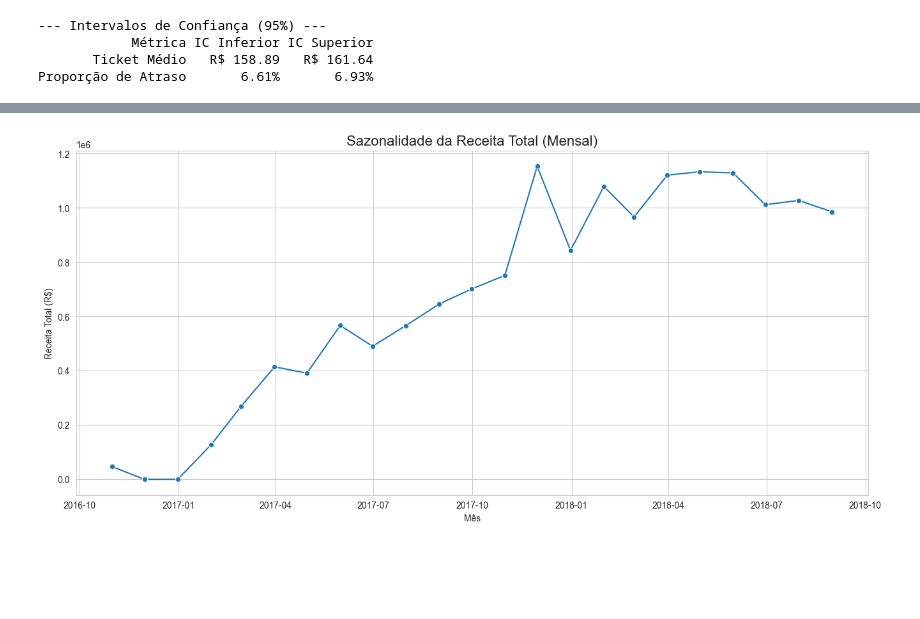
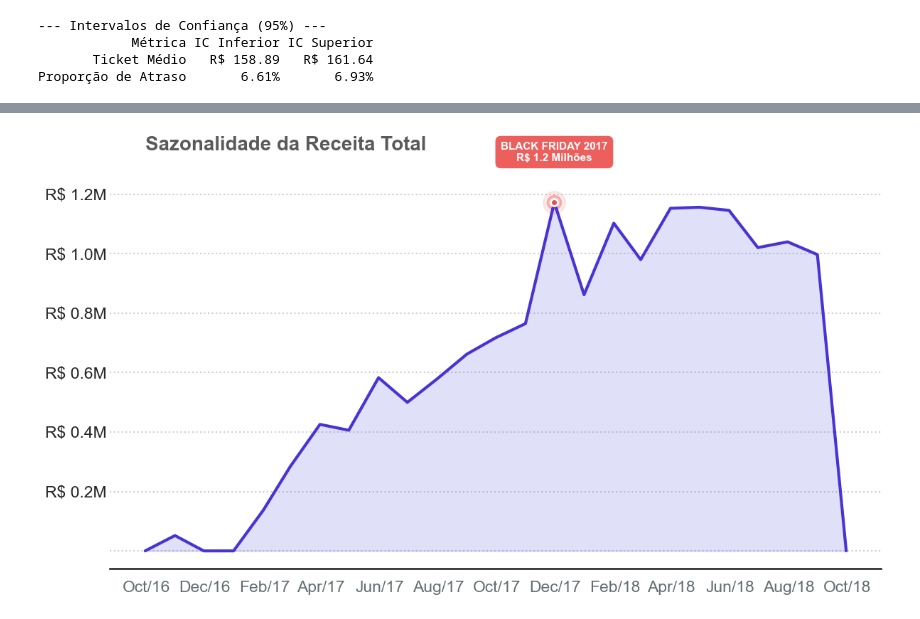
Before and after one commit to ManueleMacedo/analise-ecommerce-olist, a Jupyter notebook: Analise_Olist_Principal.ipynb, the cells around one changed output, grey strips where cells are left out. Cells and saved outputs as stored; diff of their text form; code cells hidden in the pictures; blank space fills up the shorter version.

```diff
--- a/Analise_Olist_Principal.ipynb
+++ b/Analise_Olist_Principal.ipynb
@@ -588,25 +699,84 @@ Gráficos de Logística Concluídos
 # %%
-# CÉLULA 25 (CORRIGIDA): GRÁFICO DE SAZONALIDADE DA RECEITA
-# Esta célula usa o 'df_base' e as colunas 'Data_Compra' e 'Valor_Total_Pago' (criadas nas Células 7-9).
-print("Iniciando gráfico de Sazonalidade...")
+# CÉLULA 25: EVOLUÇÃO DA RECEITA (DESIGN MODERNO / FINTECH STYLE)
+import matplotlib.dates as mdates
+import matplotlib.ticker as mtick
 
-# 1. Preparar os dados para a série temporal
-# Usamos o 'df_base' que contém a 'Data_Compra'
-# (As colunas de data já foram convertidas nas células anteriores)
-receita_mensal = df_base.set_index('Data_Compra').dropna() \
-.resample('M')['Valor_Total_Pago'].sum().reset_index()
+# 1. Preparação dos dados
+receita_mensal = df_base.set_index('Data_Compra').resample('M')['Valor_Total_Pago'].sum().reset_index()
 
-# Renomeando colunas para o gráfico
-receita_mensal.columns = ['Data_Mes', 'Receita_Total_Mes']
+# 2. Configuração de Estilo "Clean"
+sns.set_style("white") # Remove o fundo cinza/quadriculado pesado
+fig, ax = plt.subplots(figsize=(14, 7))
 
-# 2. Plotar o Gráfico de Linha (Série Temporal)
-plt.figure(figsize=(16, 7))
-sns.lineplot(x='Data_Mes', y='Receita_Total_Mes', data=receita_mensal, marker='o')
-plt.title('Sazonalidade da Receita Total (Mensal)', fontsize=16)
-plt.xlabel('Mês')
-plt.ylabel('Receita Total (R$)')
-plt.grid(True)
+# Cores Personalizadas (Paleta Moderna)
+COR_LINHA = '#4834d4' # Roxo Profundo (Blurple)
+COR_PREENCHIMENTO = '#686de0' # Roxo mais claro
+COR_DESTAQUE = '#eb4d4b' # Vermelho Suave
+
+# 3. Plotagem com Efeito de Área Suave
+# A linha principal
+ax.plot(
+    receita_mensal['Data_Compra'],
+    receita_mensal['Valor_Total_Pago'],
+    color=COR_LINHA,
+    linewidth=3,
+    zorder=3
+)
+
+# O preenchimento embaixo (dá peso visual sem poluir)
+ax.fill_between(
+    receita_mensal['Data_Compra'],
+    receita_mensal['Valor_Total_Pago'],
+    color=COR_PREENCHIMENTO,
+    alpha=0.2 # Bem transparente para ficar chique
+)
+
+# 4. Efeito "Glow" (Brilho) no Pico da Black Friday
+pico = receita_mensal.loc[receita_mensal['Valor_Total_Pago'].idxmax()]
+
+# Criamos 3 bolinhas uma em cima da outra com transparências diferentes para parecer um brilho
+ax.scatter(pico['Data_Compra'], pico['Valor_Total_Pago'], s=500, color=COR_DESTAQUE, alpha=0.1, zorder=1) # Halo grande
+ax.scatter(pico['Data_Compra'], pico['Valor_Total_Pago'], s=200, color=COR_DESTAQUE, alpha=0.3, zorder=2) # Halo médio
+ax.scatter(pico['Data_Compra'], pico['Valor_Total_Pago'], s=50, color=COR_DESTAQUE, alpha=1.0, zorder=4, edgecolor='white', linewidth=2) # Ponto central
+
+# 5. Anotação Estilizada (Caixa flutuante)
+texto_valor = f"R$ {pico['Valor_Total_Pago']/1e6:.1f} Milhões"
+ax.annotate(
+    f"BLACK FRIDAY 2017\n{texto_valor}",
+    xy=(pico['Data_Compra'], pico['Valor_Total_Pago']),
+    xytext=(0, 40), textcoords='offset points', # Joga o texto pra cima do ponto
+    ha='center', va='bottom',
+    fontsize=11, fontweight='bold', color='white',
+    bbox=dict(boxstyle="round,pad=0.5", fc=COR_DESTAQUE, ec="none", alpha=0.9) # Caixinha vermelha arredondada
+)
+
+# 6. Formatação Limpa dos Eixos
+# Tira as bordas feias (esquerda, cima, direita)
+sns.despine(left=True, bottom=False)
+
+# Grade horizontal bem fina, apenas para guia
+ax.grid(axis='y', linestyle=':', alpha=0.4, color='gray')
+
+# Eixo Y formatado (R$ M)
+def formata_milhoes(x, pos):
+    if x == 0: return ''
+    return f'R$ {x/1e6:.1f}M'
+ax.yaxis.set_major_formatter(mtick.FuncFormatter(formata_milhoes))
+ax.tick_params(axis='y', length=0) # Remove os tracinhos do eixo Y
+
+# Eixo X formatado (Datas)
+ax.xaxis.set_major_formatter(mdates.DateFormatter('%b/%y'))
+ax.xaxis.set_major_locator(mdates.MonthLocator(interval=2)) # A cada 2 meses
+plt.xticks(rotation=0, color='#636e72')
+
+# 7. Títulos com Hierarquia Visual
+plt.text(x=receita_mensal['Data_Compra'].min(), y=receita_mensal['Valor_Total_Pago'].max()*1.15,
+         s="Sazonalidade da Receita Total",
+         fontsize=20, weight='bold', color="#5B5A5A")
+
+plt.text(x=receita_mensal['Data_Compra'].min(), y=receita_mensal['Valor_Total_Pago'].max()*1.08,
+         s=" ",
+         fontsize=12, color='#636e72')
+
 plt.show()
-
-print("Gráfico de Sazonalidade Concluído")
 # %% [output]
@@ -614 +783 @@ Iniciando gráfico de Sazonalidade...
-[figure, old version]
+[figure, new version]
```
Also changed, not shown: parts of 11 cells of this notebook.
